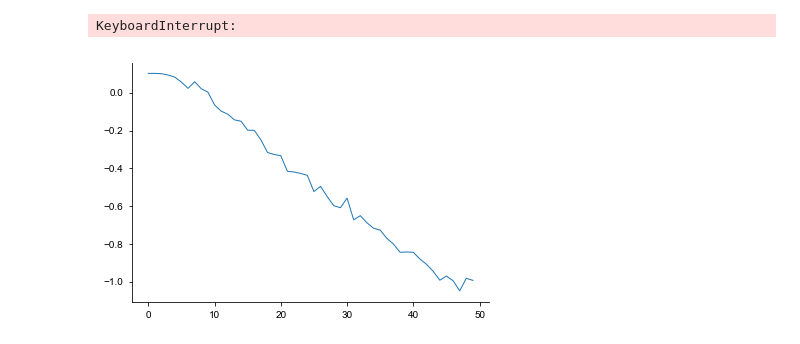
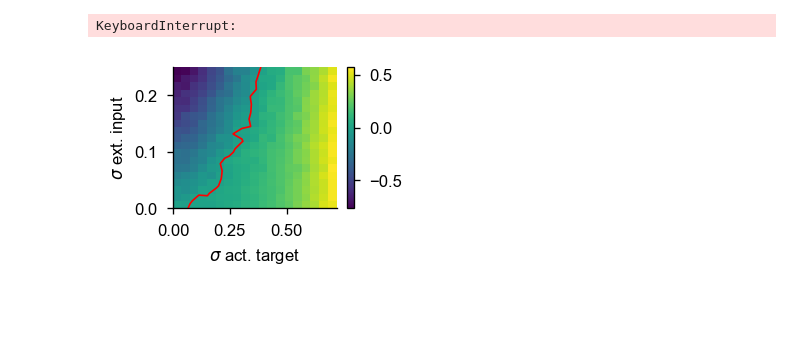
Before and after one commit to FabianSchubert/DrivenRandNetworkCriticality, a Jupyter notebook: code/random_reservoir.ipynb, the cells around one changed output. Drawn from its saved outputs; the diff is of its cells as text; code cells hidden in the pictures; blank space fills up the shorter version.

```diff
--- a/code/random_reservoir.ipynb
+++ b/code/random_reservoir.ipynb
@@ -337,8 +339,20 @@ for k in tqdm(range(20)):
         max_l_list[k,l] = np.abs(np.linalg.eigvals((W.T*gain_rec[-1,:]).T).real).max()
 # %% [output]
 KeyboardInterrupt:
-# %%
-plt.plot(np.log(max_l_list))
-plt.show()
-# %% [output]
-[figure, removed]
+# %%
+max_l_list = np.load("input_var_target_var_sweep.npy")
+# %%
+fig_max_l_sweep, ax_max_l_sweep = plt.subplots(1,1,figsize=std_figsize, dpi=dpi_screen)
+pcm = ax_max_l_sweep.pcolormesh(std_act_target_sweep_range,std_in_sweep_range,np.log(max_l_list))
+plt.colorbar(mappable=pcm,ax=ax_max_l_sweep)
+ax_max_l_sweep.contour(std_act_target_sweep_range,std_in_sweep_range,np.log(max_l_list), [0.],colors='r')
+
+ax_max_l_sweep.set_xlabel("$\\sigma$ act. target")
+ax_max_l_sweep.set_ylabel("$\\sigma$ ext. input")
+
+fig_max_l_sweep.tight_layout()
+fig_max_l_sweep.savefig("../plots/max_l_sweep.png", dpi=300)
+
+plt.show()
+# %% [output]
+[figure, added]
```
Also changed, not shown: parts of 2 cells of this notebook, 1 other file.
